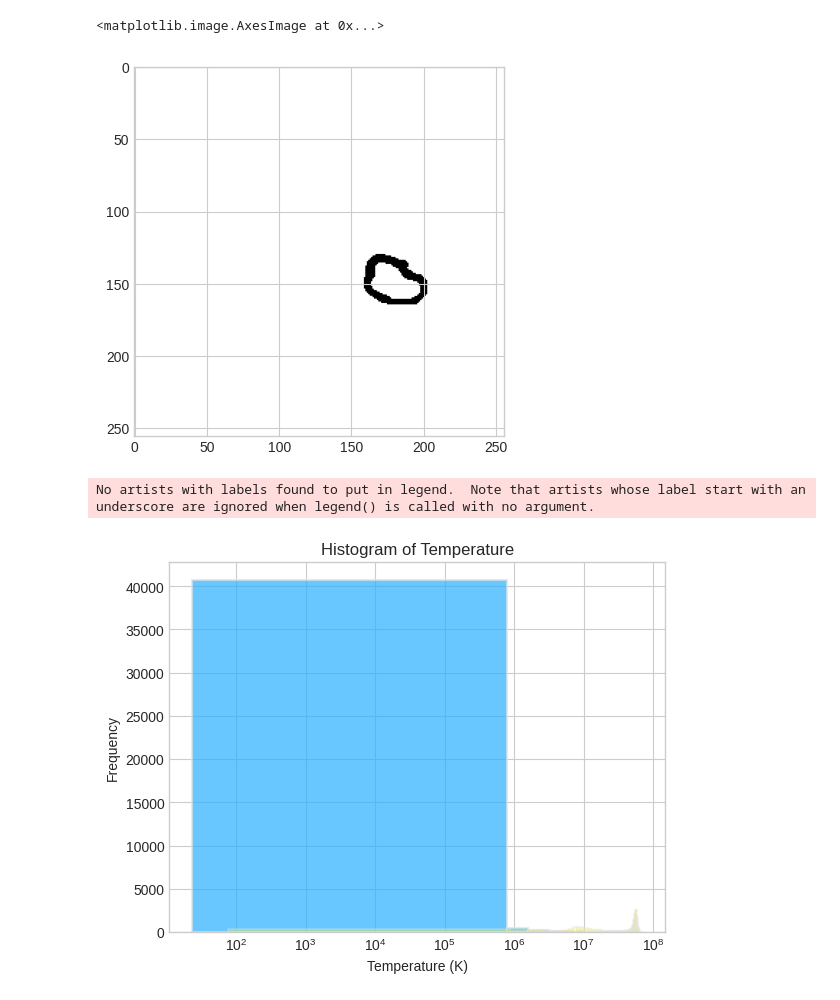
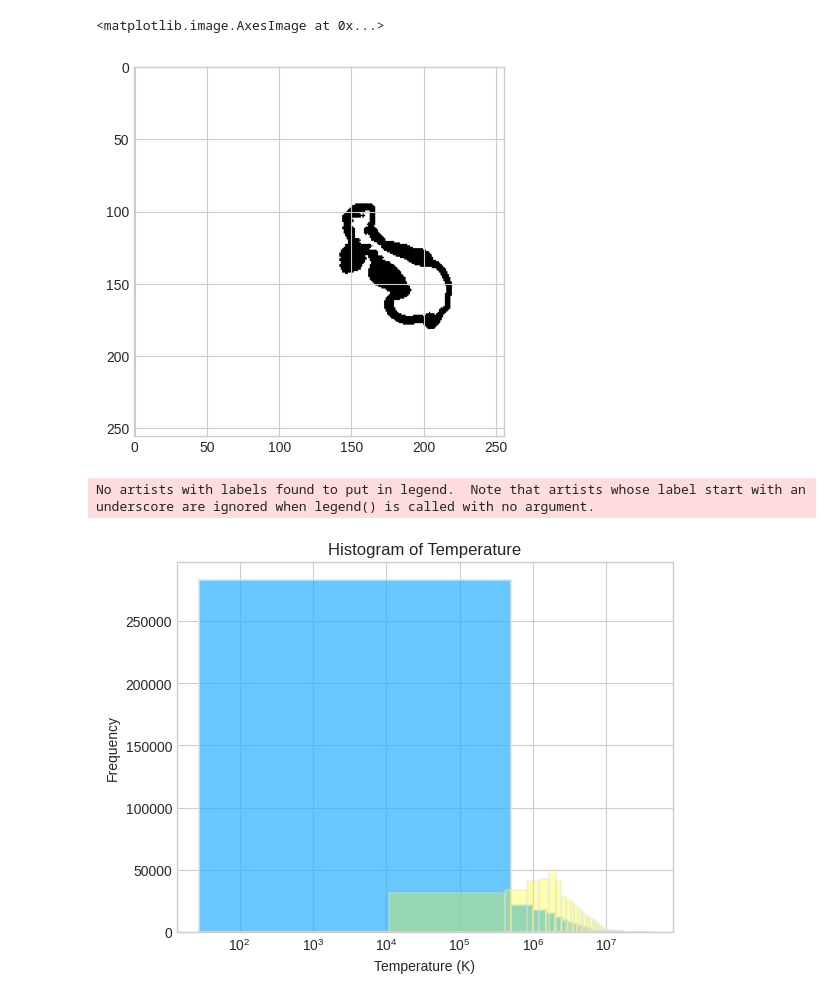
Before and after one commit to Joycelyn-Chen/Astro-UNETR, a Jupyter notebook: graphs/hist-of-temp.ipynb, the cells around one changed output. Saved outputs shown, nothing was run; the diff lists cells and outputs as text; code cells hidden in the pictures.

```diff
--- a/graphs/hist-of-temp.ipynb
+++ b/graphs/hist-of-temp.ipynb
@@ -65,7 +65,7 @@ def spherical_kernel(kernel_size):
 hdf5_root = "/srv/data/stratbox_simulations/stratbox_particle_runs/bx5/smd132/sn34/pe300/4pc_resume/4pc"
 mask_root = '/home/joy0921/Desktop/Dataset/MHD-3DIS/SB_tracks/230'
 output_root = '/home/joy0921/Desktop/Dataset/MHD-3DIS/SB_tracks/230'
-timestamp = '390'
+timestamp = '500'
 lower_bound = 0
 upper_bound = 256
 pixel_boundary = 256
@@ -87,34 +87,34 @@ yt : [INFO     ] 2025-02-24 10:51:02,845 Parameters: cosmological_simulation   =
 # %%
 # Create a cubic structuring element
 # structure = np.ones((kernel_size, kernel_size, kernel_size), dtype=np.uint8)
 structure = spherical_kernel(kernel_size=3)
 
 # Perform 3D dilation and erosion
 eroded = ndimage.binary_erosion(mask_cube, structure=structure)
 mask_original = ndimage.binary_dilation(eroded, structure=structure)
 
 structure = spherical_kernel(kernel_size=10)
 dilated = ndimage.binary_dilation(mask_original, structure=structure)
 # eroded = ndimage.binary_erosion(mask, structure=structure)
 
-slice_index = dilated.shape[2] // 2
-mask_slice = (dilated[:, :, slice_index] * 255).astype(np.uint8)
+slice_index = 180 # eroded.shape[2] // 2
+mask_slice = (eroded[:, :, slice_index] * 255).astype(np.uint8)
 plt.imshow(mask_slice)
 
 # Compute the difference (convert boolean arrays to uint8 for subtraction)
 # mask_diff = dilated.astype(np.uint8) - eroded.astype(np.uint8)
 mask_diff = np.logical_xor(dilated, eroded)
 
-slice_index = mask_diff.shape[2] // 2
+slice_index = 180 #mask_diff.shape[2] // 2
 # Multiply by 255 to scale the binary mask to full grayscale range
 mask_slice = (mask_diff[:, :, slice_index] * 255).astype(np.uint8)
 plt.imshow(mask_slice)
 # mask_slice = (mask[:, :, slice_index]).astype(np.uint8)
 # save_path = os.path.join('/home/joy0921/Desktop/Dataset/MHD-3DIS/SB_tracks/230', 'mask.png')
 # cv.imwrite(save_path, mask_slice)
 # %% [output]
 <matplotlib.image.AxesImage at 0x...>
-[figure, old version]
+[figure, new version]
 # %%
 # temp_values = temp_cube[mask_diff == 1]
 temp_values = temp_cube[mask_diff == 1]
@@ -136,7 +136,7 @@ plt.legend()
 plt.show()
 # %% [output]
 No artists with labels found to put in legend.  Note that artists whose label start with an underscore are ignored when legend() is called with no argument.
-[figure, old version]
+[figure, new version]
 # %%
 # Use a clean style for the plot
 plt.style.use('seaborn-v0_8-whitegrid')     # plt.style.available to check all available style
```
Also changed, not shown: parts of 3 cells of this notebook.
